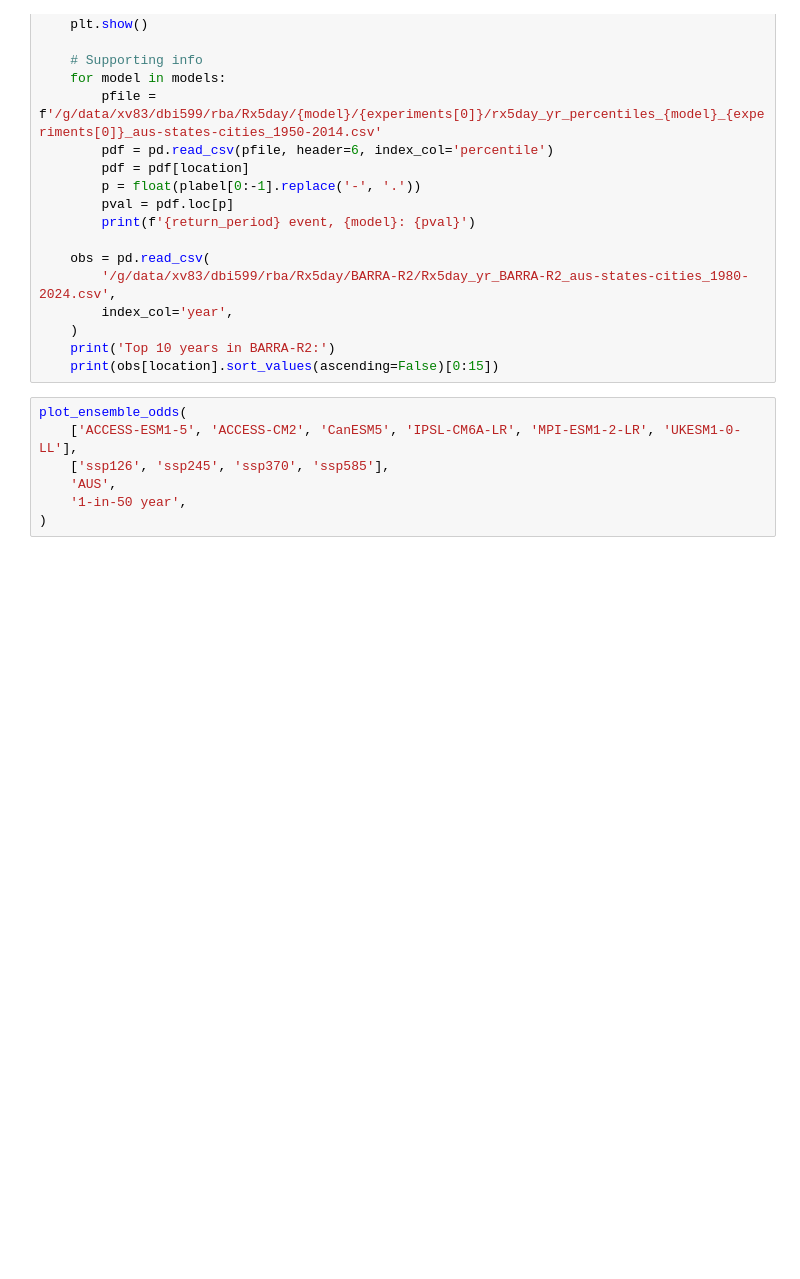
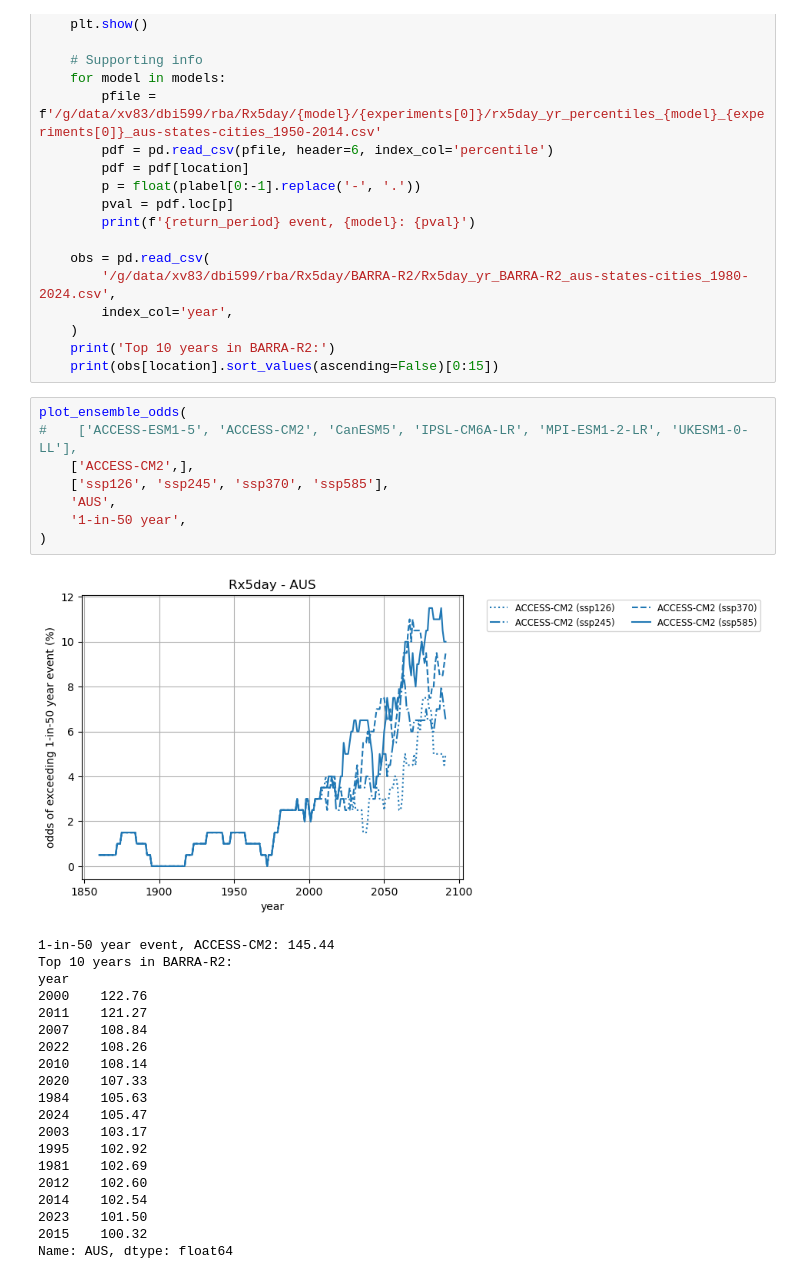
Before and after one commit to DamienIrving/treasury, a Jupyter notebook: rx5day-analysis.ipynb, the cells around one changed output. Drawn from its saved outputs; the diff is of its cells as text; blank space fills up the shorter version.

Commit message:
Show ACCESS-CM2 results

```diff
--- a/rx5day-analysis.ipynb
+++ b/rx5day-analysis.ipynb
@@ -143,10 +151,32 @@ def plot_ensemble_odds(
     print(obs[location].sort_values(ascending=False)[0:15])
 # %%
 plot_ensemble_odds(
-    ['ACCESS-ESM1-5', 'ACCESS-CM2', 'CanESM5', 'IPSL-CM6A-LR', 'MPI-ESM1-2-LR', 'UKESM1-0-LL'],
+#    ['ACCESS-ESM1-5', 'ACCESS-CM2', 'CanESM5', 'IPSL-CM6A-LR', 'MPI-ESM1-2-LR', 'UKESM1-0-LL'],
+    ['ACCESS-CM2',],
     ['ssp126', 'ssp245', 'ssp370', 'ssp585'],
     'AUS',
     '1-in-50 year',
 )
+# %% [output]
+[figure, added]
+1-in-50 year event, ACCESS-CM2: 145.44
+Top 10 years in BARRA-R2:
+year
+2000    122.76
+2011    121.27
+2007    108.84
+2022    108.26
+2010    108.14
+2020    107.33
+1984    105.63
+2024    105.47
+2003    103.17
+1995    102.92
+1981    102.69
+2012    102.60
+2014    102.54
+2023    101.50
+2015    100.32
+Name: AUS, dtype: float64
 # %%
 plot_ensemble_odds(
```
Also changed, not shown: parts of 6 cells of this notebook.
